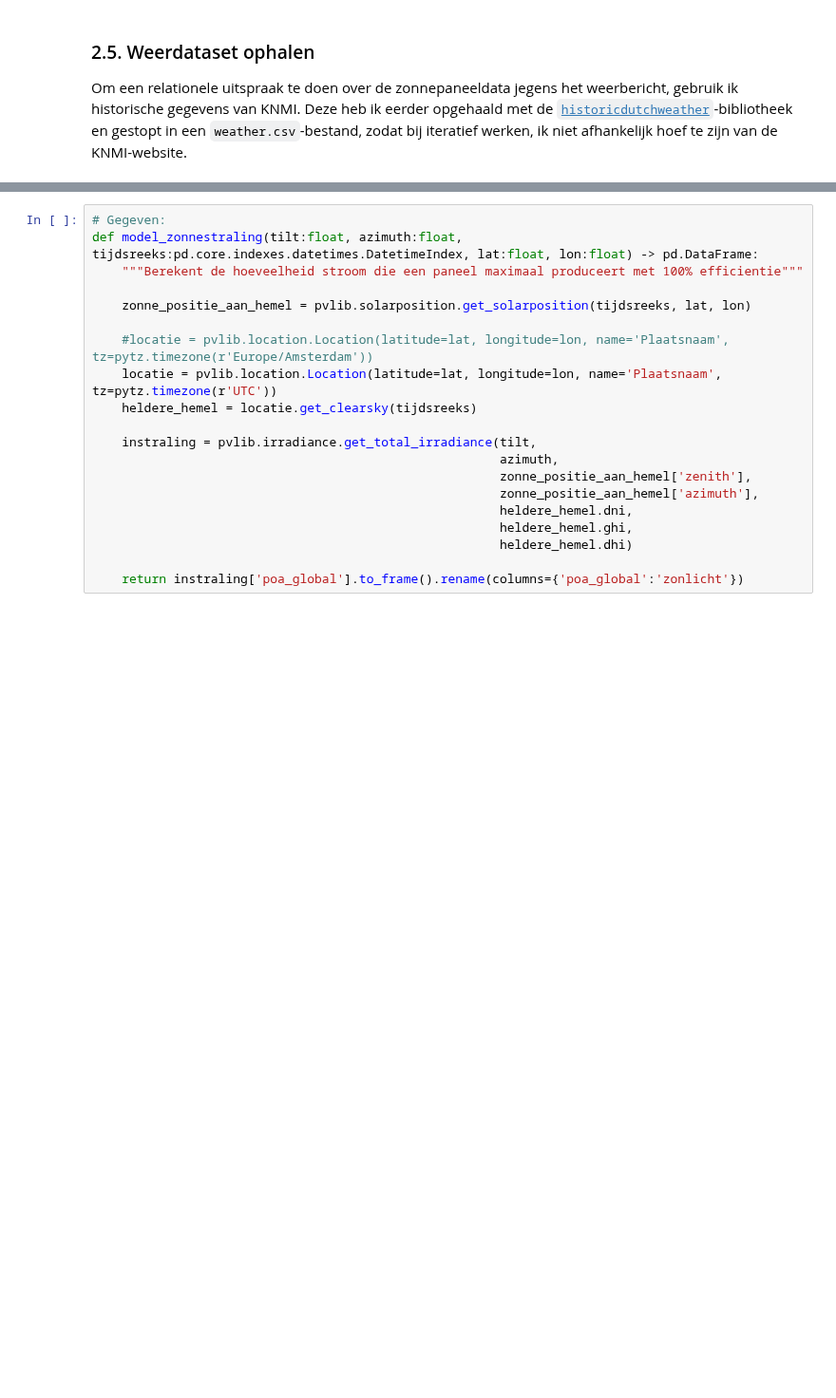
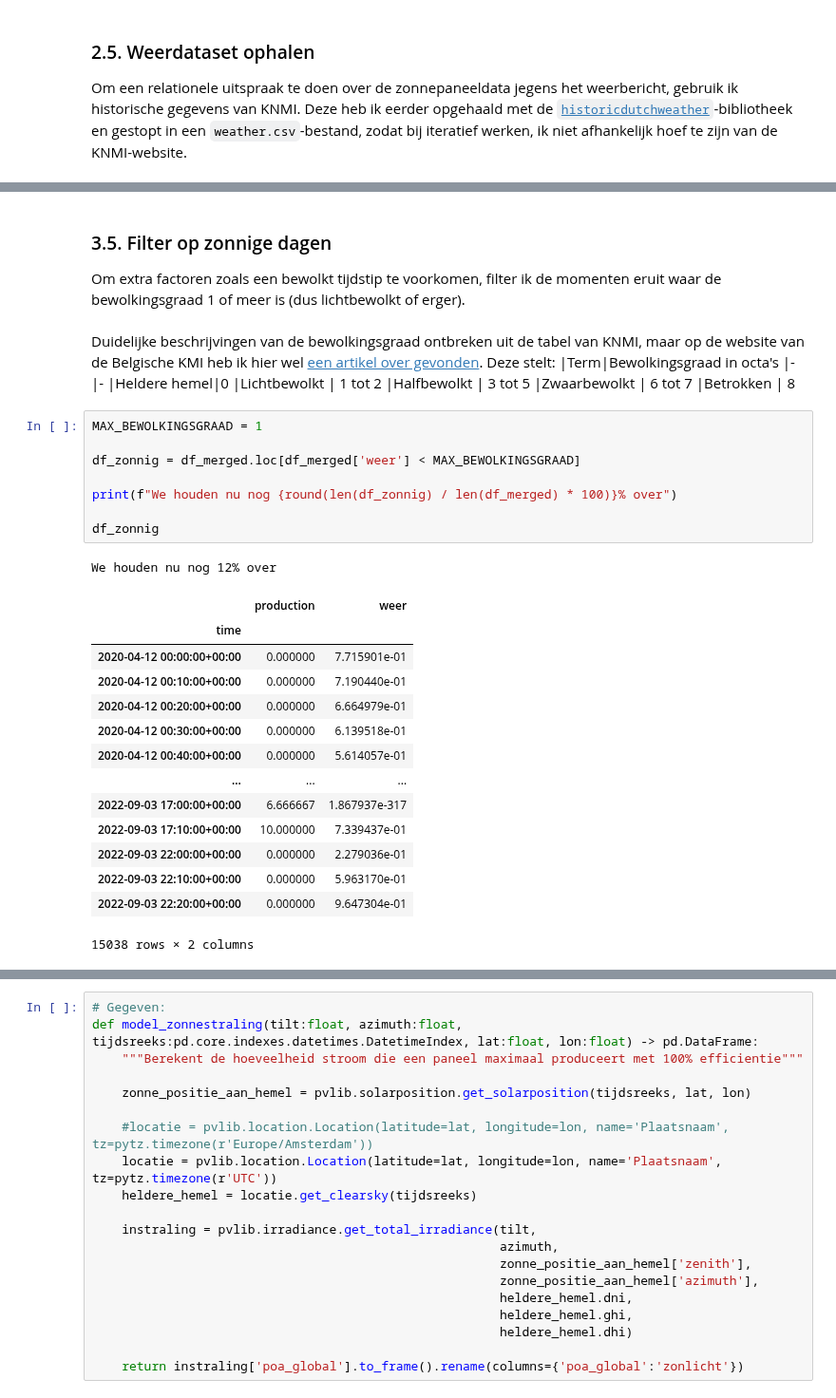
Before and after one commit to usadson/machine-learning, a Jupyter notebook: Thema 1/Huiswerk/huiswerkopgave optimalisatie/Studentenversie Tristan Gerritsen.ipynb, the cells around one changed output, grey strips where cells are left out. Shown at 95% size. Saved outputs shown, nothing was run; the diff lists cells and outputs as text; blank space fills up the shorter version.

```diff
--- a/Thema 1/Huiswerk/huiswerkopgave optimalisatie/Studentenversie Tristan Gerritsen.ipynb
+++ b/Thema 1/Huiswerk/huiswerkopgave optimalisatie/Studentenversie Tristan Gerritsen.ipynb
@@ -230 +323,37 @@ time
+# %% [markdown]
+### 3.5. Filter op zonnige dagen
+Om extra factoren zoals een bewolkt tijdstip te voorkomen, filter ik de momenten eruit waar de bewolkingsgraad 1 of meer is (dus lichtbewolkt of erger).
+# %% [markdown]
+Duidelijke beschrijvingen van de bewolkingsgraad ontbreken uit de tabel van KNMI, maar op de website van de Belgische KMI heb ik hier wel [een artikel over gevonden](https://www.meteo.be/nl/info/weerwoorden/bewolkingsgraad). Deze stelt:
+|Term|Bewolkingsgraad in octa's
+|-|-
+|Heldere hemel|0
+|Lichtbewolkt | 1 tot 2
+|Halfbewolkt | 3 tot 5
+|Zwaarbewolkt | 6 tot 7
+|Betrokken | 8
+# %%
+MAX_BEWOLKINGSGRAAD = 1
+
+df_zonnig = df_merged.loc[df_merged['weer'] < MAX_BEWOLKINGSGRAAD]
+
+print(f"We houden nu nog {round(len(df_zonnig) / len(df_merged) * 100)}% over")
+
+df_zonnig
+# %% [output]
+We houden nu nog 12% over
+|  | production | weer |
+| time |  |  |
+| 2020-04-12 00:00:00+00:00 | 0.000000 | 7.715901e-01 |
+| 2020-04-12 00:10:00+00:00 | 0.000000 | 7.190440e-01 |
+| 2020-04-12 00:20:00+00:00 | 0.000000 | 6.664979e-01 |
+| 2020-04-12 00:30:00+00:00 | 0.000000 | 6.139518e-01 |
+| 2020-04-12 00:40:00+00:00 | 0.000000 | 5.614057e-01 |
+| ... | ... | ... |
+| 2022-09-03 17:00:00+00:00 | 6.666667 | 1.867937e-317 |
+| 2022-09-03 17:10:00+00:00 | 10.000000 | 7.339437e-01 |
+| 2022-09-03 22:00:00+00:00 | 0.000000 | 2.279036e-01 |
+| 2022-09-03 22:10:00+00:00 | 0.000000 | 5.963170e-01 |
+| 2022-09-03 22:20:00+00:00 | 0.000000 | 9.647304e-01 |
+15038 rows × 2 columns
 # %% [markdown]
```
Also changed, not shown: parts of 40 cells of this notebook, 3 other files.
